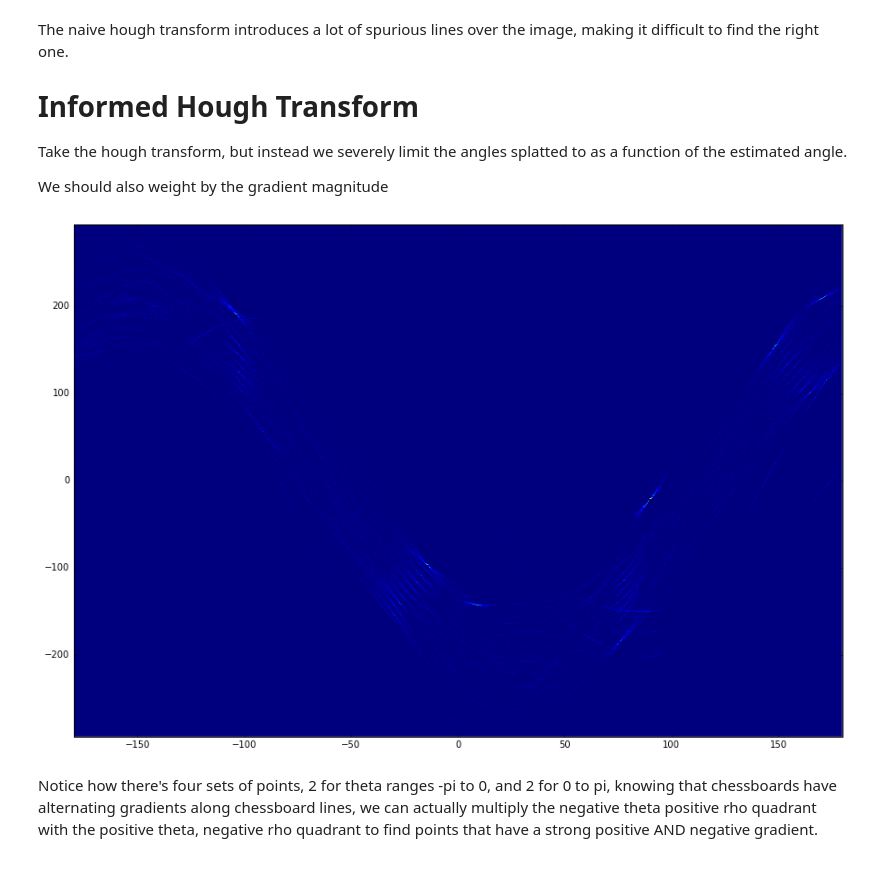
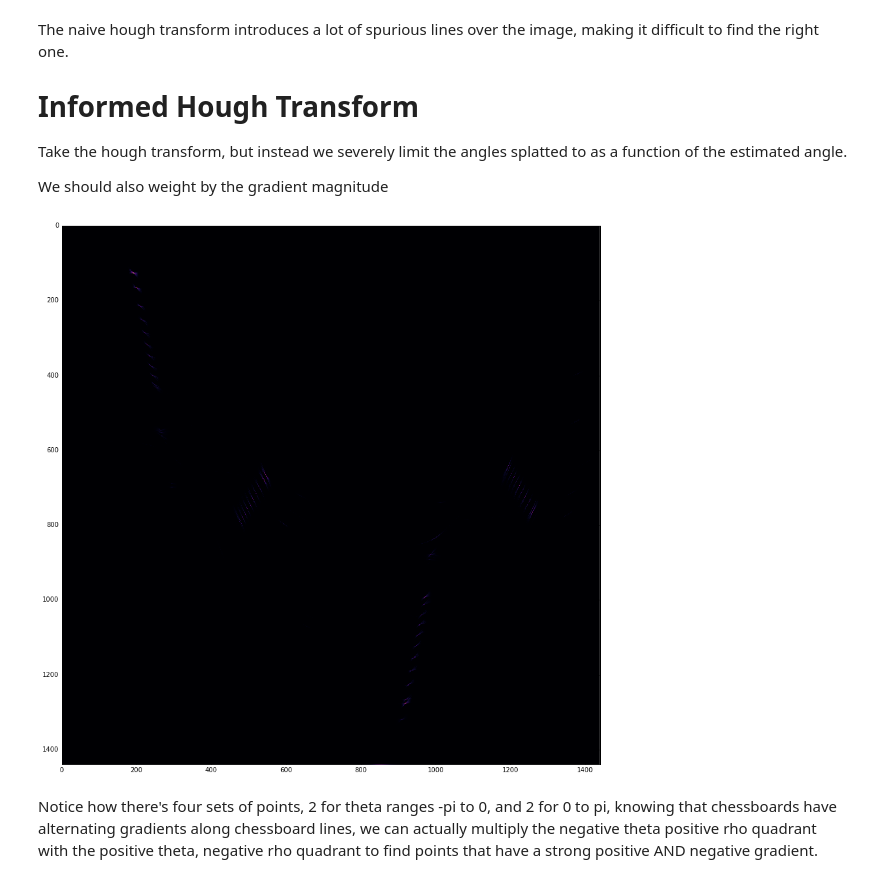
Before and after one commit to Elucidation/ChessboardDetect, a Jupyter notebook: GradientAngleBasedChessboardDetection.ipynb, the cells around one changed output. Cells and saved outputs as stored; diff of their text form; code cells hidden in the pictures.

```diff
--- a/GradientAngleBasedChessboardDetection.ipynb
+++ b/GradientAngleBasedChessboardDetection.ipynb
@@ -8,6 +8,7 @@ Along the way, we notice we could even take subsets of the histogram of the grad
 from IPython.display import Image, display
 import cv2
 from io import BytesIO
+import matplotlib.image as mpimg
 
 def showarray(a, fmt='png'):
     """Expects 0-255 pixel values"""
@@ -16,10 +17,11 @@ def showarray(a, fmt='png'):
     PIL.Image.fromarray(a).save(f, fmt)
     display(Image(data=f.getvalue()))
 
-filename = "5.jpg"
-img_orig = cv2.imread(filename)
+filename = "6.jpg"
+img_orig = mpimg.imread(filename)
 img = cv2.imread(filename, 0) # gray
-blurred = cv2.bilateralFilter(img,35,75,75) # Smooth it down with a bilateral filter
+blurred = img
+# blurred = cv2.bilateralFilter(img,35,75,75) # Smooth it down with a bilateral filter
 plt.imshow(img_orig);
 # %% [output]
 Populating the interactive namespace from numpy and matplotlib
@@ -103,2 +60,0 @@ def houghNaive(bin_img, theta_bin_size=100, rho_bin_size=100):
-# %%
-h, thetas, rhos = houghNaive(edges_blurred, theta_bin_size=2*180, rho_bin_size=2*600)
@@ -117,6 +66,12 @@ Take the hough transform, but instead we severely limit the angles splatted to a
 
 We should also weight by the gradient magnitude
 # %%
+def getBinIdx(bins, val):
+    a = val < bins
+    if any(a):
+        return np.argmax(a)
+    return len(bins)-1
+
 def informedHough(bin_img, gradient_phase_img, gradient_magnitude_img, theta_bin_size=100, rho_bin_size=100, inform_range=5):
     """Return informed hough space of input binary image"""
     thetas = np.linspace(-np.pi,np.pi,theta_bin_size)
@@ -134,19 +89,20 @@ def informedHough(bin_img, gradient_phase_img, gradient_magnitude_img, theta_bin
                 for t,theta in enumerate(thetas[theta_left:theta_right]):
                     rho = j*np.cos(theta) + i*np.sin(theta)
                     rho_idx = getBinIdx(rhos, rho)
-#                     hough_space[theta_idx-inform_range+t, rho_idx] += gradient_magnitude_img[i,j]
-                    hough_space[theta_idx-inform_range+t, rho_idx] += 1
+                    hough_space[theta_idx-inform_range+t, rho_idx] += np.sqrt(gradient_magnitude_img[i,j])
+#                     hough_space[theta_idx-inform_range+t, rho_idx] += 1
     return (hough_space, thetas, rhos)
 # %%
 grad_phase = np.arctan2(sobely, sobelx) # Get original un-masked gradient phase map
-h2, thetas, rhos = informedHough(edges_blurred, grad_phase, grad_mag, theta_bin_size=2*360, rho_bin_size=1200, inform_range=10)
+h2, thetas, rhos = informedHough(edges_blurred, grad_phase, grad_mag, theta_bin_size=4*360, rho_bin_size=4*360, inform_range=10)
 # %%
-fig = plt.figure(figsize=(15,10))
-plt.imshow(h2.T, interpolation='none', extent=[thetas[0]*180/np.pi,thetas[-1]*180/np.pi,rhos[0],rhos[-1]])
+fig = plt.figure(figsize=(15,15))
+# plt.imshow(h2.T, interpolation='none', extent=[thetas[0]*180/np.pi,thetas[-1]*180/np.pi,rhos[0],rhos[-1]])
+plt.imshow(h2.T, interpolation='none', cmap=cm.inferno)
 plt.axis('normal')
 plt.axis('tight');
 # %% [output]
-[figure, old version]
+[figure, new version]
 # %% [markdown]
 Notice how there's four sets of points, 2 for theta ranges -pi to 0, and 2 for 0 to pi, knowing that chessboards have alternating gradients along chessboard lines, we can actually multiply the negative theta positive rho quadrant with the positive theta, negative rho quadrant to find points that have a strong positive AND negative gradient.
 # %%
```
Also changed, not shown: parts of 20 cells of this notebook, 1 other file.
